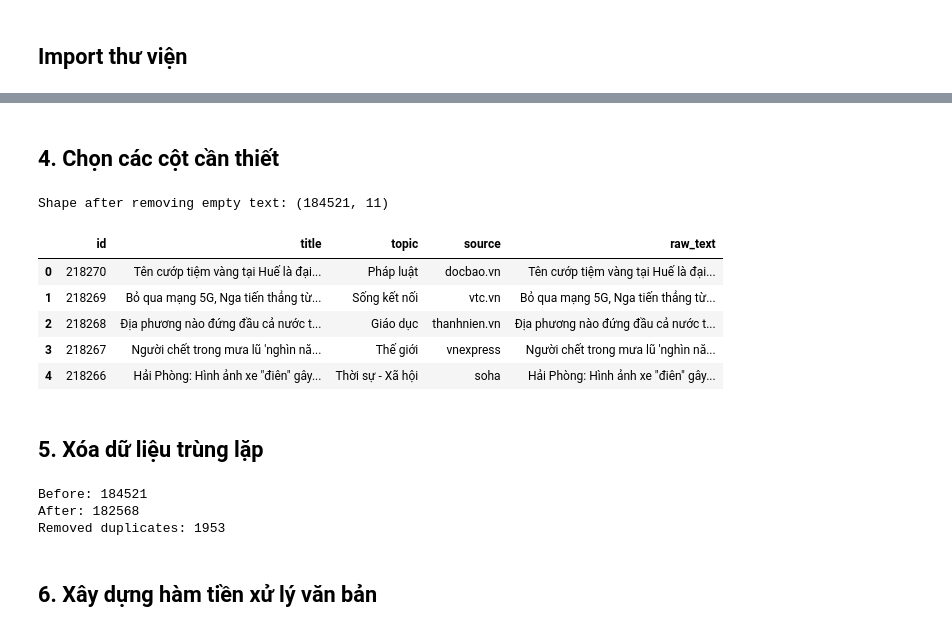
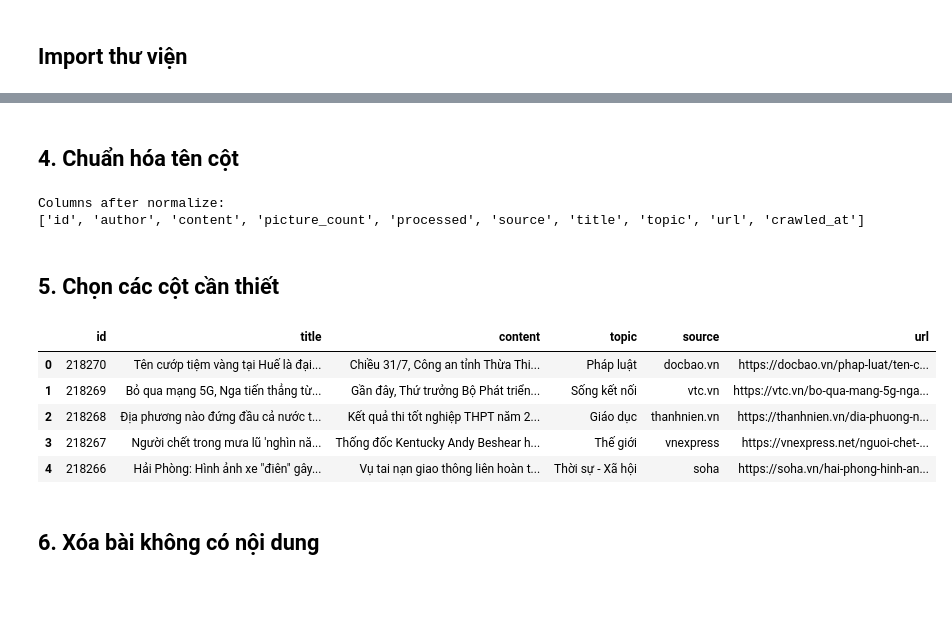
Before and after one commit to ptn614/BTL_IR, a Jupyter notebook: notebooks/01_preprocessing.ipynb, the cells around one changed output, grey strips where cells are left out. Cells and saved outputs as stored; diff of their text form; code cells hidden in the pictures; blank space fills up the shorter version.

```diff
--- a/notebooks/01_preprocessing.ipynb
+++ b/notebooks/01_preprocessing.ipynb
@@ -38,52 +45,42 @@ Index(['id', 'author', 'content', 'picture_count', 'processed', 'source',
 # %% [markdown]
-## 4. Chọn các cột cần thiết
+## 4. Chuẩn hóa tên cột
 # %%
-required_columns = ["id", "title", "content", "topic", "source", "url"]
+df.columns = [col.strip().lower() for col in df.columns]
 
-for col in required_columns:
-    if col not in df.columns:
-        df[col] = ""
-
-df["title"] = df["title"].fillna("")
-df["content"] = df["content"].fillna("")
-df["topic"] = df["topic"].fillna("")
-df["source"] = df["source"].fillna("")
-df["url"] = df["url"].fillna("")
-
-df["raw_text"] = (
-    (df["title"] + " ") * 3 +
-    df["content"]
-)
-
-df = df[df["raw_text"].str.strip() != ""].reset_index(drop=True)
-
-print("Shape after removing empty text:", df.shape)
-
-df[["id", "title", "topic", "source", "raw_text"]].head()
+print("Columns after normalize:")
+print(df.columns.tolist())
 # %% [output]
-Shape after removing empty text: (184521, 11)
+Columns after normalize:
+['id', 'author', 'content', 'picture_count', 'processed', 'source', 'title', 'topic', 'url', 'crawled_at']
-|  | id | title | topic | source | raw_text |
-| 0 | 218270 | Tên cướp tiệm vàng tại Huế là đại... | Pháp luật | docbao.vn | Tên cướp tiệm vàng tại Huế là đại... |
-| 1 | 218269 | Bỏ qua mạng 5G, Nga tiến thẳng từ... | Sống kết nối | vtc.vn | Bỏ qua mạng 5G, Nga tiến thẳng từ... |
-| 2 | 218268 | Địa phương nào đứng đầu cả nước t... | Giáo dục | thanhnien.vn | Địa phương nào đứng đầu cả nước t... |
-| 3 | 218267 | Người chết trong mưa lũ 'nghìn nă... | Thế giới | vnexpress | Người chết trong mưa lũ 'nghìn nă... |
-| 4 | 218266 | Hải Phòng: Hình ảnh xe "điên" gây... | Thời sự - Xã hội | soha | Hải Phòng: Hình ảnh xe "điên" gây... |
 # %% [markdown]
-## 5. Xóa dữ liệu trùng lặp
+## 5. Chọn các cột cần thiết
 # %%
-before = len(df)
+required_columns = [
+    "id",
+    "title",
+    "content",
+    "topic",
+    "source",
+    "url"
+]
 
-df = df.drop_duplicates(subset=["title", "content"]).reset_index(drop=True)
+for col in required_columns:
+    if col not in df.columns:
+        df[col] = ""
 
-after = len(df)
+for col in required_columns:
+    df[col] = df[col].fillna("").astype(str)
 
-print("Before:", before)
-print("After:", after)
-print("Removed duplicates:", before - after)
+df = df[required_columns].copy()
+
+df.head()
 # %% [output]
-Before: 184521
-After: 182568
-Removed duplicates: 1953
+|  | id | title | content | topic | source | url |
+| 0 | 218270 | Tên cướp tiệm vàng tại Huế là đại... | Chiều 31/7, Công an tỉnh Thừa Thi... | Pháp luật | docbao.vn | https://docbao.vn/phap-luat/ten-c... |
+| 1 | 218269 | Bỏ qua mạng 5G, Nga tiến thẳng từ... | Gần đây, Thứ trưởng Bộ Phát triển... | Sống kết nối | vtc.vn | https://vtc.vn/bo-qua-mang-5g-nga... |
+| 2 | 218268 | Địa phương nào đứng đầu cả nước t... | Kết quả thi tốt nghiệp THPT năm 2... | Giáo dục | thanhnien.vn | https://thanhnien.vn/dia-phuong-n... |
+| 3 | 218267 | Người chết trong mưa lũ 'nghìn nă... | Thống đốc Kentucky Andy Beshear h... | Thế giới | vnexpress | https://vnexpress.net/nguoi-chet-... |
+| 4 | 218266 | Hải Phòng: Hình ảnh xe "điên" gây... | Vụ tai nạn giao thông liên hoàn t... | Thời sự - Xã hội | soha | https://soha.vn/hai-phong-hinh-an... |
 # %% [markdown]
-## 6. Xây dựng hàm tiền xử lý văn bản
+## 6. Xóa bài không có nội dung
 # %%
```
Also changed, not shown: parts of 31 cells of this notebook.
